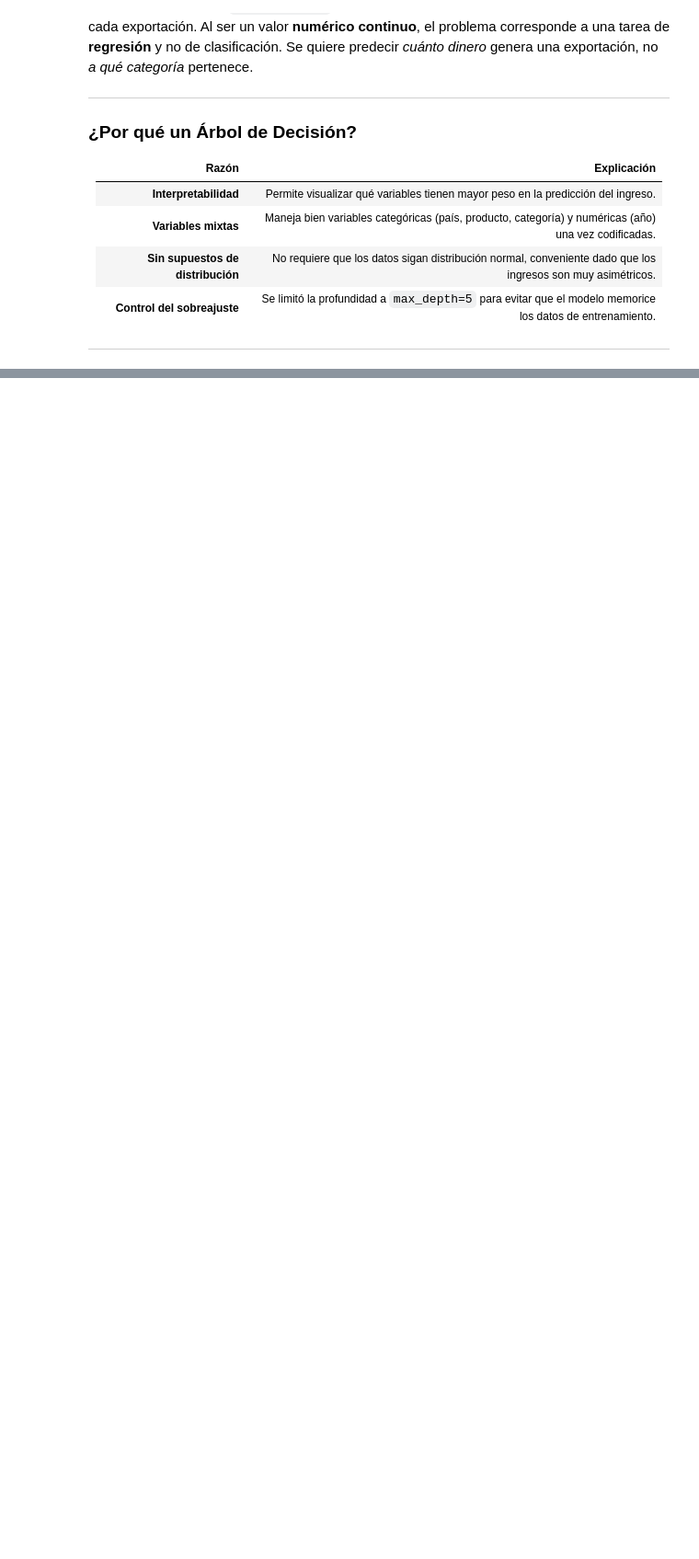
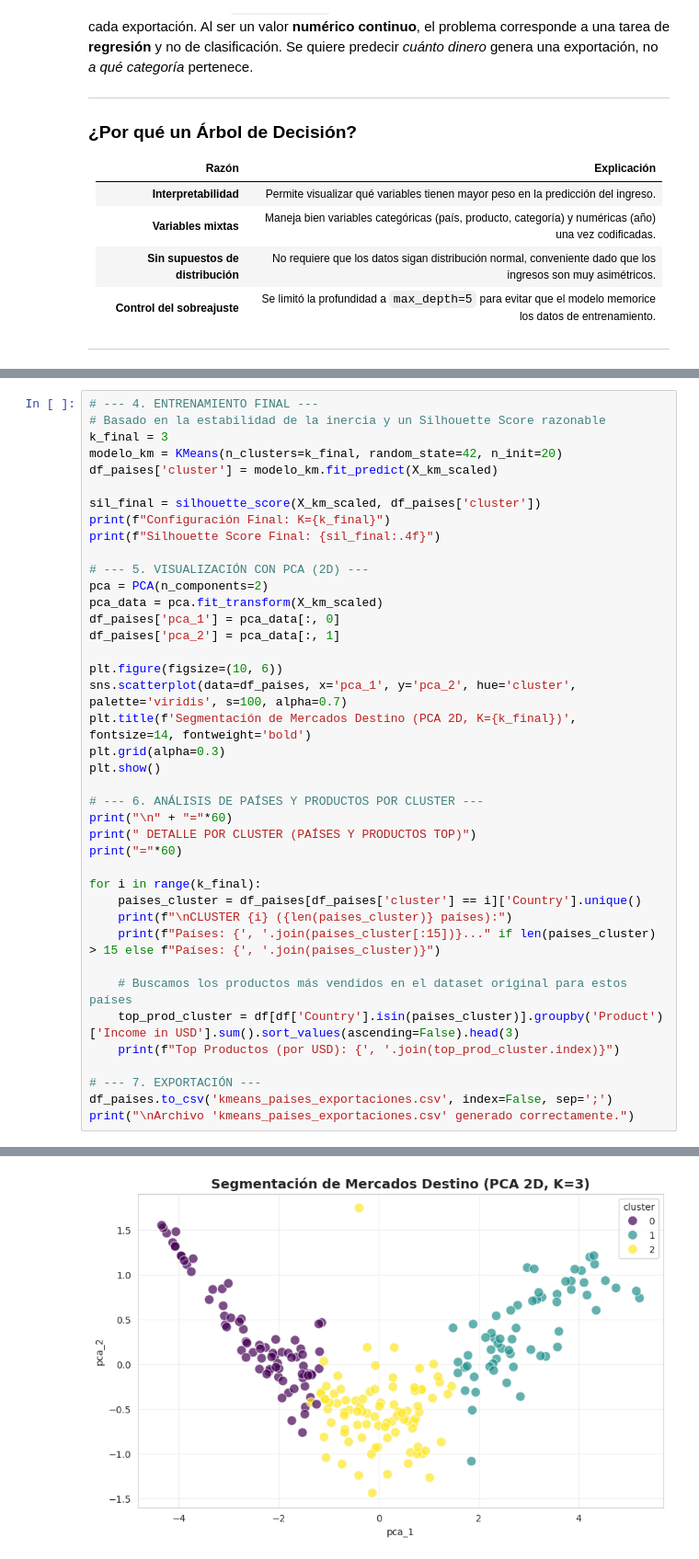
Before and after one commit to Cxris2145/MineriaDatos2026, a Jupyter notebook: ExportacionesChile2026_v2_KMeans_Metricas.ipynb, the cells around one changed output, grey strips where cells are left out. Shown at 92% size. Drawn from its saved outputs; the diff is of its cells as text; blank space fills up the shorter version.

```diff
--- a/ExportacionesChile2026_v2_KMeans_Metricas.ipynb
+++ b/ExportacionesChile2026_v2_KMeans_Metricas.ipynb
@@ -1492,0 +1243,41 @@ Esto es coherente con todo el análisis previo: la alta dispersión de ingresos
+# %%
+# --- 4. ENTRENAMIENTO FINAL ---
+# Basado en la estabilidad de la inercia y un Silhouette Score razonable
+k_final = 3
+modelo_km = KMeans(n_clusters=k_final, random_state=42, n_init=20)
+df_paises['cluster'] = modelo_km.fit_predict(X_km_scaled)
+
+sil_final = silhouette_score(X_km_scaled, df_paises['cluster'])
+print(f"Configuración Final: K={k_final}")
+print(f"Silhouette Score Final: {sil_final:.4f}")
+
+# --- 5. VISUALIZACIÓN CON PCA (2D) ---
+pca = PCA(n_components=2)
+pca_data = pca.fit_transform(X_km_scaled)
+df_paises['pca_1'] = pca_data[:, 0]
+df_paises['pca_2'] = pca_data[:, 1]
+
+plt.figure(figsize=(10, 6))
+sns.scatterplot(data=df_paises, x='pca_1', y='pca_2', hue='cluster', palette='viridis', s=100, alpha=0.7)
+plt.title(f'Segmentación de Mercados Destino (PCA 2D, K={k_final})', fontsize=14, fontweight='bold')
+plt.grid(alpha=0.3)
+plt.show()
+
+# --- 6. ANÁLISIS DE PAÍSES Y PRODUCTOS POR CLUSTER ---
+print("\n" + "="*60)
+print(" DETALLE POR CLUSTER (PAÍSES Y PRODUCTOS TOP)")
+print("="*60)
+
+for i in range(k_final):
+    paises_cluster = df_paises[df_paises['cluster'] == i]['Country'].unique()
+    print(f"\nCLUSTER {i} ({len(paises_cluster)} países):")
+    print(f"Países: {', '.join(paises_cluster[:15])}..." if len(paises_cluster) > 15 else f"Países: {', '.join(paises_cluster)}")
+
+    # Buscamos los productos más vendidos en el dataset original para estos países
+    top_prod_cluster = df[df['Country'].isin(paises_cluster)].groupby('Product')['Income in USD'].sum().sort_values(ascending=False).head(3)
+    print(f"Top Productos (por USD): {', '.join(top_prod_cluster.index)}")
+
+# --- 7. EXPORTACIÓN ---
+df_paises.to_csv('kmeans_paises_exportaciones.csv', index=False, sep=';')
+print("\nArchivo 'kmeans_paises_exportaciones.csv' generado correctamente.")
+# %% [output]
@@ -1492,0 +1286 @@ Esto es coherente con todo el análisis previo: la alta dispersión de ingresos
+[figure, added]
```
Also changed, not shown: parts of 61 cells of this notebook.
